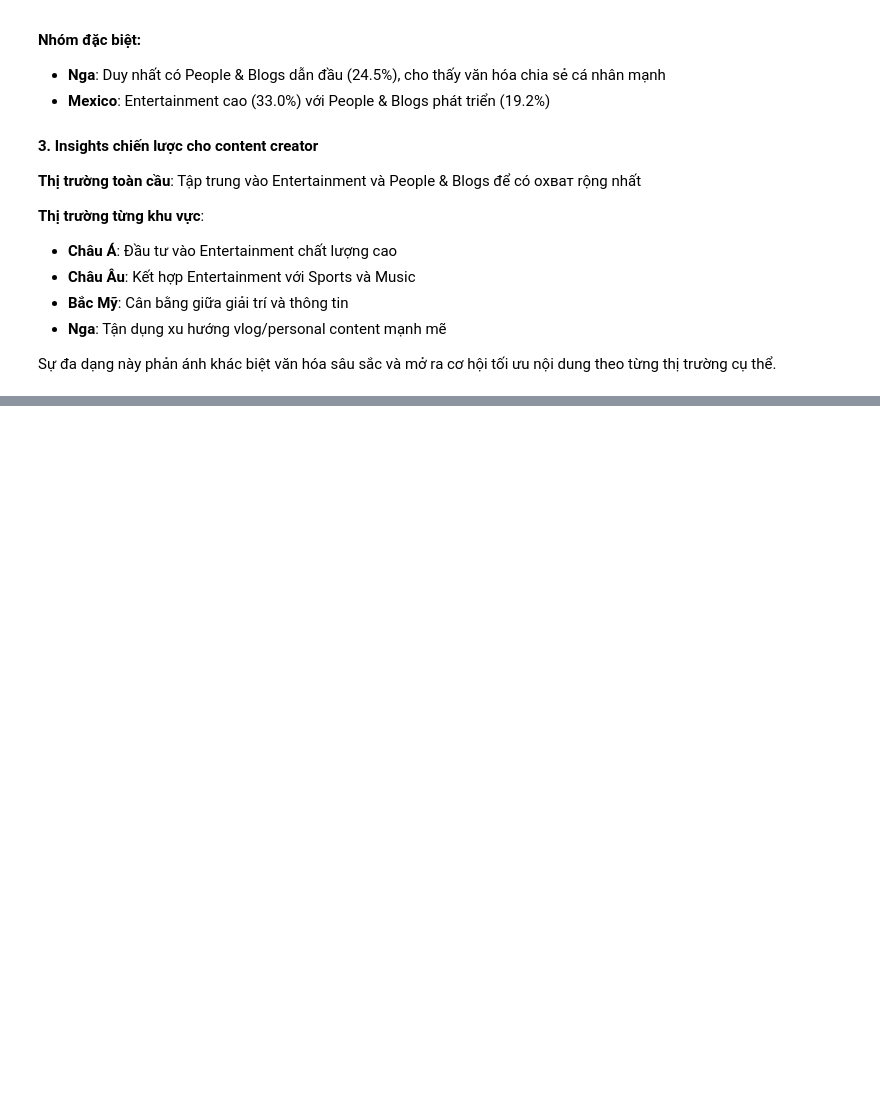
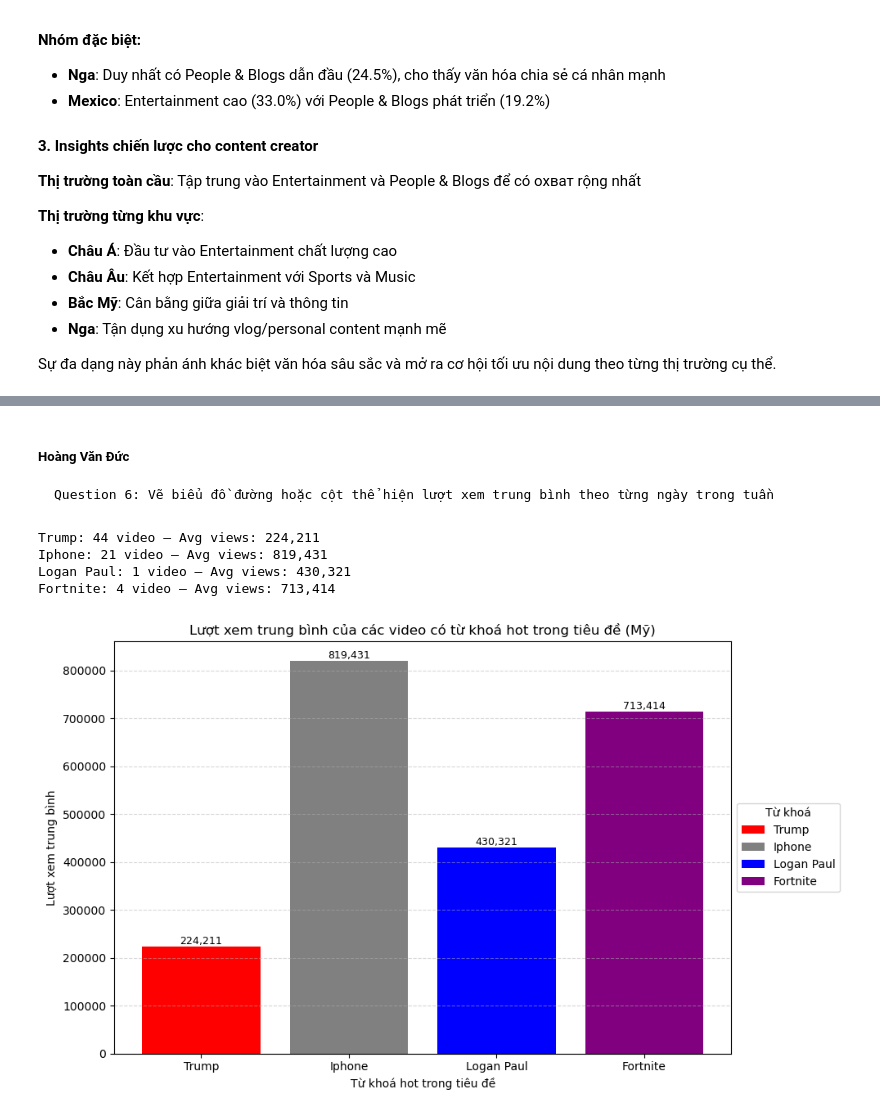
Before and after one commit to YumeSoft/Youtube-Data-Analysis-Project, a Jupyter notebook: Project_DA_cuối_kỳ.ipynb, the cells around one changed output, grey strips where cells are left out. Saved outputs shown, nothing was run; the diff lists cells and outputs as text; code cells hidden in the pictures; blank space fills up the shorter version.

```diff
--- a/Project_DA_cuối_kỳ.ipynb
+++ b/Project_DA_cuối_kỳ.ipynb
@@ -976,0 +968,76 @@ Nhiều creator tưởng "giờ hành chính" sẽ tốt hơn, nhưng thực t
+# %% [markdown]
+##### **Hoàng Văn Đức**
+
+    Question 6: Vẽ biểu đồ đường hoặc cột thể hiện lượt xem trung bình theo từng ngày trong tuần
+# %%
+df_us = combined_df[combined_df['country_code'] == 'US'].copy()
+
+# Chuyển tiêu đề thành chữ thường để dễ tìm từ khoá
+df_us['title_lower'] = df_us['title'].str.lower()
+
+# Danh sách từ khoá hot (năm 2017–2018)
+hot_keywords = ['trump', 'iphone', 'logan paul', 'fortnite']
+
+# Tạo cột mới cho từng từ khoá: True/False nếu xuất hiện trong title
+for kw in hot_keywords:
+    col_name = f'has_{kw.replace(" ", "_")}'
+    df_us[col_name] = df_us['title_lower'].str.contains(kw)
+
+# Tính lượt xem trung bình với từng từ khoá
+views_data = []
+for kw in hot_keywords:
+    col = f'has_{kw.replace(" ", "_")}'
+    count = df_us[col].sum()
+    if count > 0:
+        avg_views = df_us[df_us[col]]['views'].mean()
+        views_data.append({'keyword': kw.title(), 'avg_views': avg_views})
+        print(f'{kw.title()}: {count} video — Avg views: {avg_views:,.0f}')
+    else:
+        print(f'{kw.title()}: 0 video')
+        # Đưa vào DataFrame để vẽ
+df_keywords = pd.DataFrame(views_data)
+# Bỏ những keyword không có video nào (NaN)
+df_keywords = df_keywords.dropna(subset=['avg_views'])
+# Gán màu riêng cho từng từ khoá
+colors = {
+    'Trump': 'red',
+    'Iphone': 'gray',
+    'Call Of Duty': 'black',
+    'Logan Paul': 'blue',
+    'Fortnite': 'purple'
+}
+
+# Vẽ biểu đồ với màu riêng
+plt.figure(figsize=(10, 6))
+bars = []
+for kw in df_keywords['keyword']:
+    color = colors[kw]
+    avg_view = df_keywords[df_keywords['keyword'] == kw]['avg_views'].values[0]
+    bar = plt.bar(kw, avg_view, color=color, label=kw)
+    bars.append(bar)
+
+# Thêm số liệu trên từng cột
+for bar in bars:
+    for b in bar:
+        height = b.get_height()
+        plt.text(b.get_x() + b.get_width()/2, height,
+                 f'{height:,.0f}', ha='center', va='bottom', fontsize=9)
+
+# Thêm tiêu đề và nhãn trục
+plt.title('Lượt xem trung bình của các video có từ khoá hot trong tiêu đề (Mỹ)')
+plt.xlabel('Từ khoá hot trong tiêu đề')
+plt.ylabel('Lượt xem trung bình')
+
+# Thêm chú thích (legend)
+plt.legend(title='Từ khoá', loc='center left', bbox_to_anchor=(1, 0.5))
+
+
+plt.grid(axis='y', linestyle='--', alpha=0.5)
+plt.tight_layout()
+plt.show()
+# %% [output]
+Trump: 44 video — Avg views: 224,211
+Iphone: 21 video — Avg views: 819,431
+Logan Paul: 1 video — Avg views: 430,321
+Fortnite: 4 video — Avg views: 713,414
+[figure, added]
```
Also changed, not shown: parts of 9 cells of this notebook.
